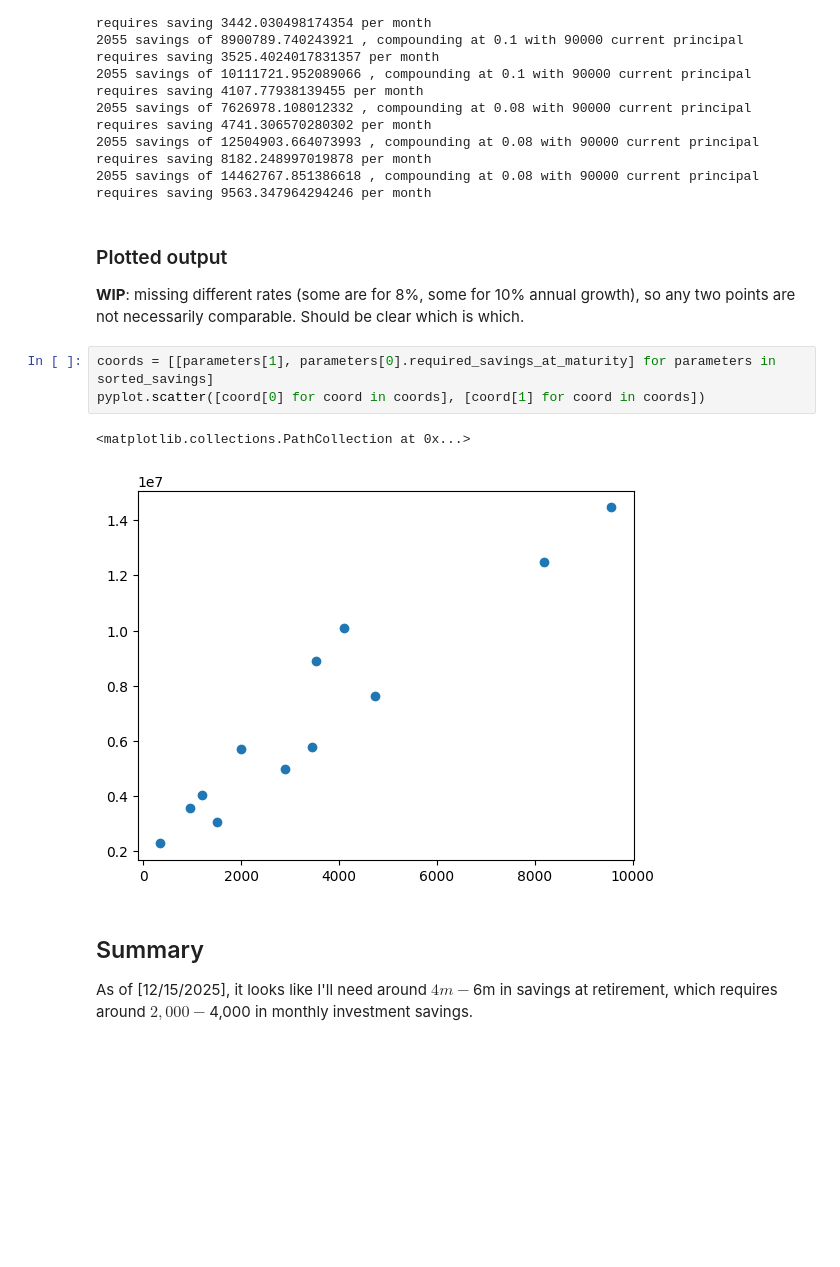
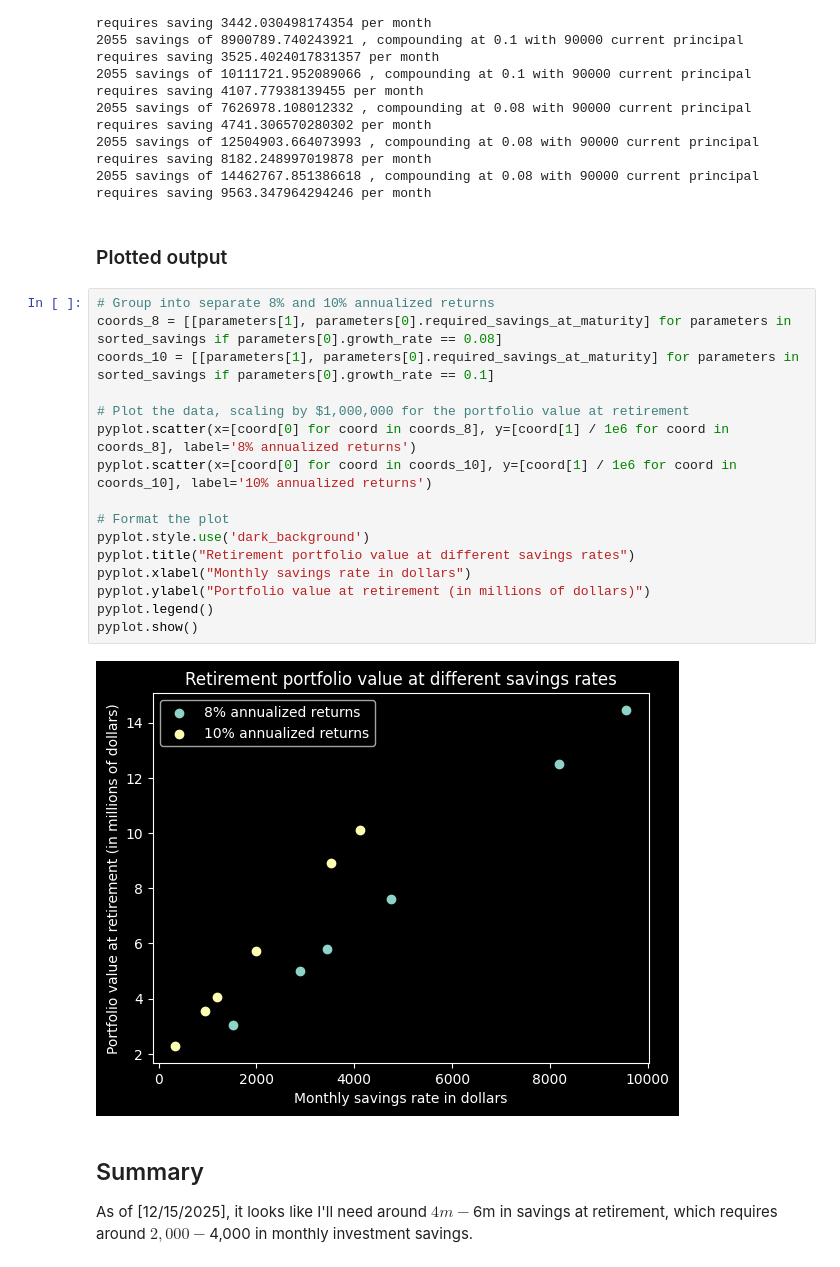
Before and after one commit to ChristianMBoyd/financial-planning, a Jupyter notebook: simple-retirement-analysis.ipynb, the cells around one changed output. Drawn from its saved outputs; the diff is of its cells as text; blank space fills up the shorter version.

Commit message:
Cleaning up the plot at the end

```diff
--- a/simple-retirement-analysis.ipynb
+++ b/simple-retirement-analysis.ipynb
@@ -312,14 +312,24 @@ for parameters, savings in sorted_savings:
 2055 savings of 14462767.851386618 , compounding at 0.08 with 90000 current principal requires saving 9563.347964294246 per month
 # %% [markdown]
 ### Plotted output
-
-**WIP**: missing different rates (some are for 8%, some for 10% annual growth), so any two points are not necessarily comparable.  Should be clear which is which.
 # %%
-coords = [[parameters[1], parameters[0].required_savings_at_maturity] for parameters in sorted_savings]
-pyplot.scatter([coord[0] for coord in coords], [coord[1] for coord in coords])
+# Group into separate 8% and 10% annualized returns
+coords_8 = [[parameters[1], parameters[0].required_savings_at_maturity] for parameters in sorted_savings if parameters[0].growth_rate == 0.08]
+coords_10 = [[parameters[1], parameters[0].required_savings_at_maturity] for parameters in sorted_savings if parameters[0].growth_rate == 0.1]
+
+# Plot the data, scaling by $1,000,000 for the portfolio value at retirement
+pyplot.scatter(x=[coord[0] for coord in coords_8], y=[coord[1] / 1e6 for coord in coords_8], label='8% annualized returns')
+pyplot.scatter(x=[coord[0] for coord in coords_10], y=[coord[1] / 1e6 for coord in coords_10], label='10% annualized returns')
+
+# Format the plot
+pyplot.style.use('dark_background')
+pyplot.title("Retirement portfolio value at different savings rates")
+pyplot.xlabel("Monthly savings rate in dollars")
+pyplot.ylabel("Portfolio value at retirement (in millions of dollars)")
+pyplot.legend()
+pyplot.show()
 # %% [output]
-<matplotlib.collections.PathCollection at 0x...>
-[figure, old version]
+[figure, new version]
 # %% [markdown]
 ## Summary
 
```
